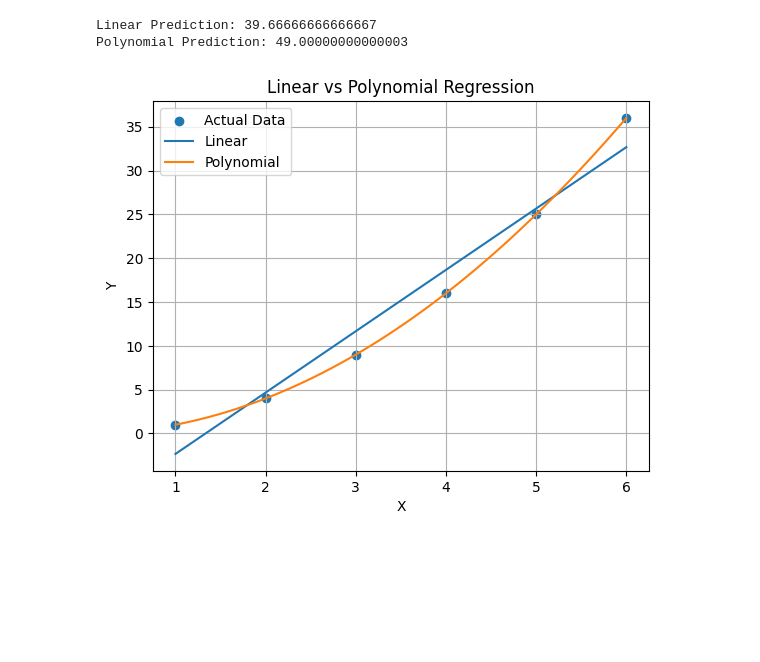
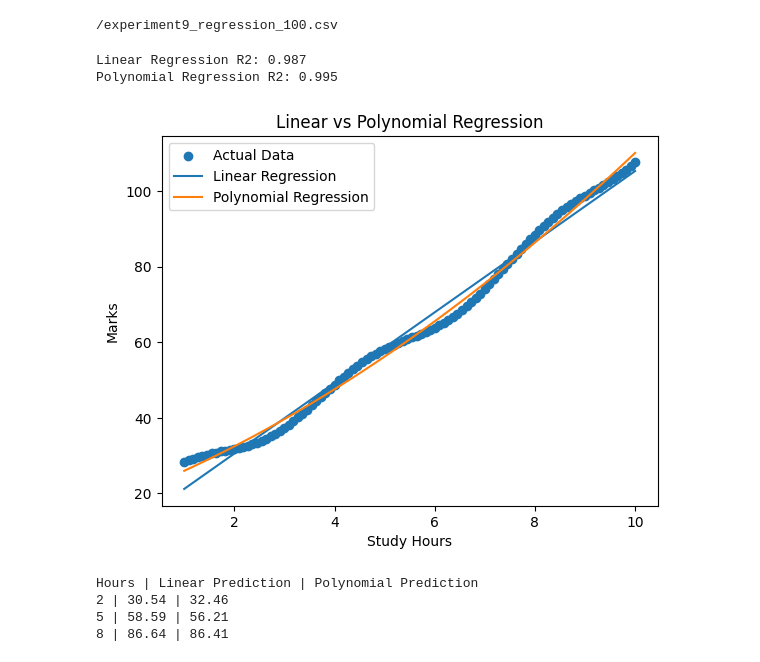
Before and after one commit to greeshmareddy98/MLA0201-FOML, a Jupyter notebook: EXP_9.ipynb, the cells around one changed output. Drawn from its saved outputs; the diff is of its cells as text; code cells hidden in the pictures; blank space fills up the shorter version.

```diff
--- a/EXP_9.ipynb
+++ b/EXP_9.ipynb
@@ -3,32 +23,69 @@
+# %%
+import os
+
+for root, dirs, files in os.walk('/'):
+    if 'experiment9_regression_100.csv' in files:
+        print(os.path.join(root, 'experiment9_regression_100.csv'))
+    dirs[:] = [d for d in dirs if d not in ['proc', 'sys', 'dev']]
+# %% [output]
+/experiment9_regression_100.csv
 # %%
-import numpy as np
+import pandas as pd
 import matplotlib.pyplot as plt
 from sklearn.linear_model import LinearRegression
 from sklearn.preprocessing import PolynomialFeatures
+from sklearn.metrics import r2_score
 
-X = np.array([[1], [2], [3], [4], [5], [6]])
-y = np.array([1, 4, 9, 16, 25, 36])
+# Load dataset
+df = pd.read_csv('/experiment9_regression_100.csv')
 
-linear = LinearRegression().fit(X, y)
+X = df[['Study_Hours']]
+y = df['Marks']
+
+# Linear Regression
+linear = LinearRegression()
+linear.fit(X, y)
+linear_pred = linear.predict(X)
+
+# Polynomial Regression
 poly = PolynomialFeatures(degree=2)
 X_poly = poly.fit_transform(X)
-polynomial = LinearRegression().fit(X_poly, y)
 
-test = np.array([[7]])
-print("Linear Prediction:", linear.predict(test)[0])
-print("Polynomial Prediction:", polynomial.predict(poly.transform(test))[0])
+model = LinearRegression()
+model.fit(X_poly, y)
+poly_pred = model.predict(X_poly)
 
-curve = np.linspace(1, 6, 100).reshape(-1, 1)
-plt.scatter(X, y, label="Actual Data")
-plt.plot(curve, linear.predict(curve), label="Linear")
-plt.plot(curve, polynomial.predict(poly.transform(curve)), label="Polynomial")
-plt.xlabel("X")
-plt.ylabel("Y")
-plt.title("Linear vs Polynomial Regression")
+# Display accuracy
+print("Linear Regression R2:", round(r2_score(y, linear_pred), 4))
+print("Polynomial Regression R2:", round(r2_score(y, poly_pred), 4))
+
+# Plot comparison
+plt.scatter(X, y, label='Actual Data')
+plt.plot(X, linear_pred, label='Linear Regression')
+plt.plot(X, poly_pred, label='Polynomial Regression')
+plt.xlabel('Study Hours')
+plt.ylabel('Marks')
+plt.title('Linear vs Polynomial Regression')
 plt.legend()
-plt.grid()
 plt.show()
 # %% [output]
-Linear Prediction: 39.66666666666667
-Polynomial Prediction: 49.00000000000003
+Linear Regression R2: 0.987
+Polynomial Regression R2: 0.995
-[figure, old version]
+[figure, new version]
+# %%
+# Predict marks for 3 study-hour values
+hours = pd.DataFrame({'Study_Hours': [2, 5, 8]})
+
+linear_result = linear.predict(hours)
+poly_result = model.predict(poly.transform(hours))
+
+print("Hours | Linear Prediction | Polynomial Prediction")
+for i in range(len(hours)):
+    print(hours.iloc[i, 0], "|",
+          round(linear_result[i], 2), "|",
+          round(poly_result[i], 2))
+# %% [output]
+Hours | Linear Prediction | Polynomial Prediction
+2 | 30.54 | 32.46
+5 | 58.59 | 56.21
+8 | 86.64 | 86.41
```
Also changed, not shown: parts of 1 cell of this notebook.
